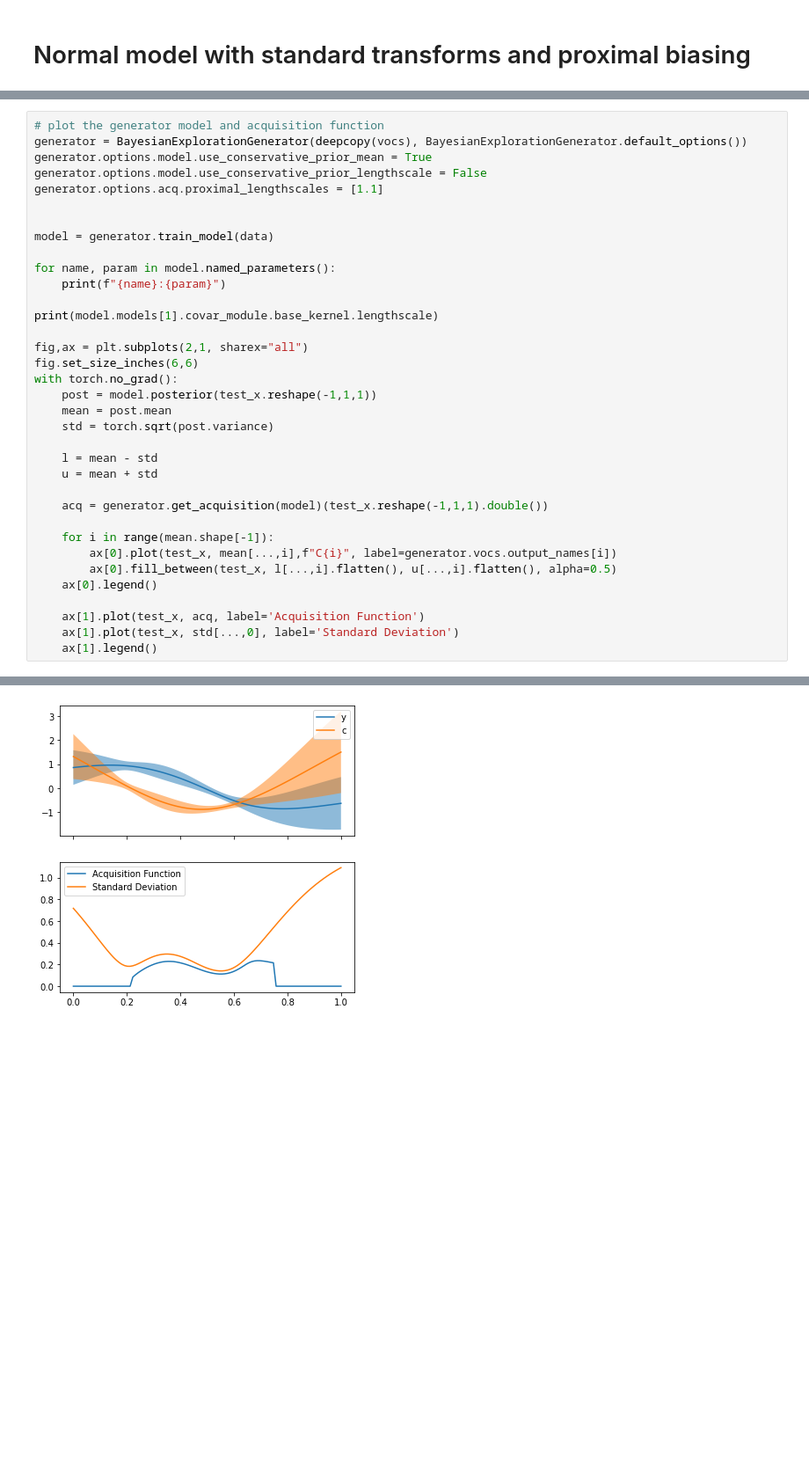
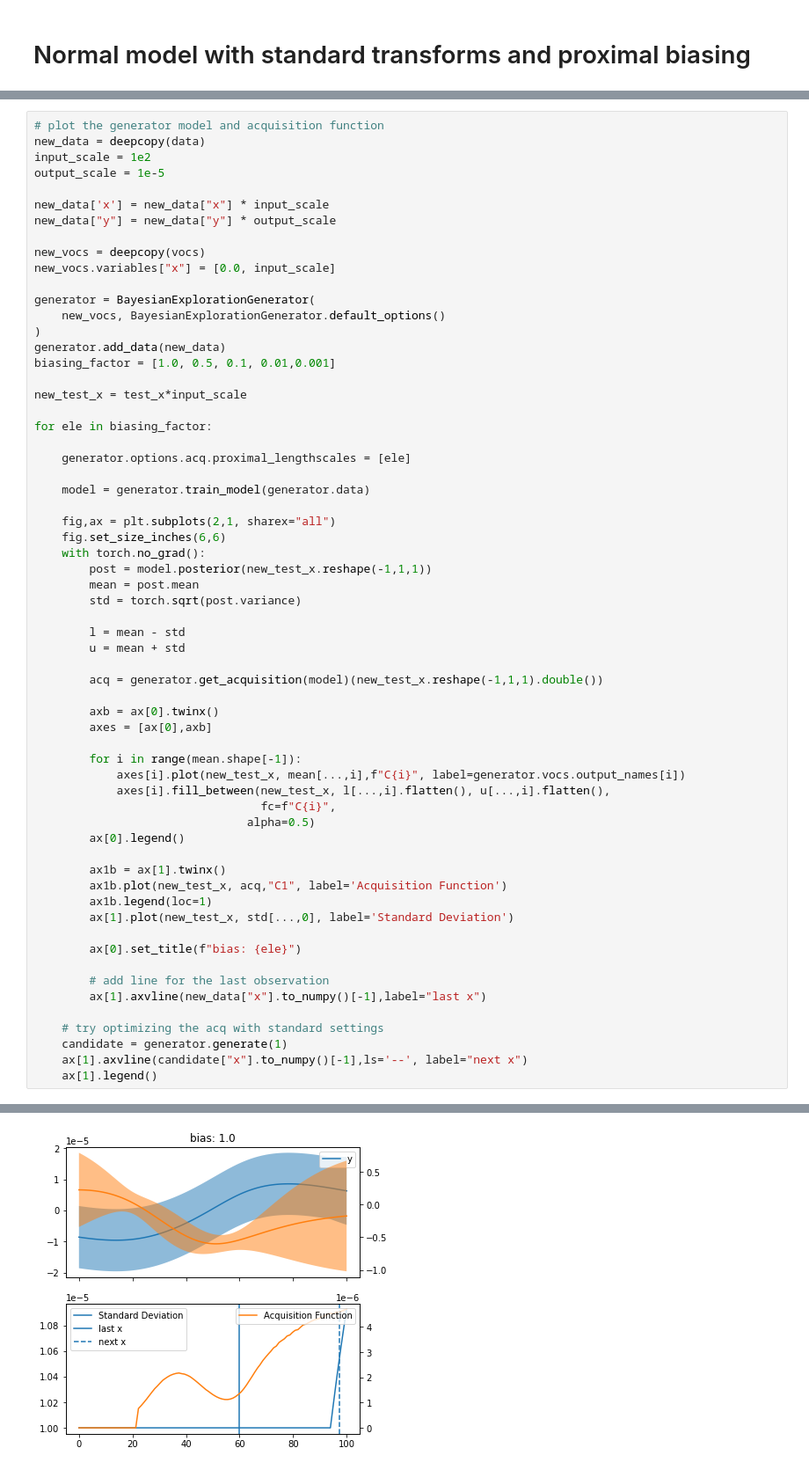
Before and after one commit to xopt-org/Xopt, a Jupyter notebook: docs/examples/bayes_exp/benchmarking.ipynb, the cells around one changed output, grey strips where cells are left out. Shown: that part at 88% size. Drawn from its saved outputs; the diff is of its cells as text; blank space fills up the shorter version.

```diff
--- a/docs/examples/bayes_exp/benchmarking.ipynb
+++ b/docs/examples/bayes_exp/benchmarking.ipynb
@@ -270,36 +271,63 @@ tensor([[0.3582]], dtype=torch.float64, grad_fn=<SoftplusBackward0>)
 # %%
 # plot the generator model and acquisition function
-generator = BayesianExplorationGenerator(deepcopy(vocs), BayesianExplorationGenerator.default_options())
-generator.options.model.use_conservative_prior_mean = True
-generator.options.model.use_conservative_prior_lengthscale = False
-generator.options.acq.proximal_lengthscales = [1.1]
+new_data = deepcopy(data)
+input_scale = 1e2
+output_scale = 1e-5
 
+new_data['x'] = new_data["x"] * input_scale
+new_data["y"] = new_data["y"] * output_scale
 
-model = generator.train_model(data)
+new_vocs = deepcopy(vocs)
+new_vocs.variables["x"] = [0.0, input_scale]
 
-for name, param in model.named_parameters():
-    print(f"{name}:{param}")
+generator = BayesianExplorationGenerator(
+    new_vocs, BayesianExplorationGenerator.default_options()
+)
+generator.add_data(new_data)
+biasing_factor = [1.0, 0.5, 0.1, 0.01,0.001]
 
-print(model.models[1].covar_module.base_kernel.lengthscale)
+new_test_x = test_x*input_scale
 
-fig,ax = plt.subplots(2,1, sharex="all")
-fig.set_size_inches(6,6)
-with torch.no_grad():
-    post = model.posterior(test_x.reshape(-1,1,1))
-    mean = post.mean
-    std = torch.sqrt(post.variance)
+for ele in biasing_factor:
 
-    l = mean - std
-    u = mean + std
+    generator.options.acq.proximal_lengthscales = [ele]
 
-    acq = generator.get_acquisition(model)(test_x.reshape(-1,1,1).double())
+    model = generator.train_model(generator.data)
 
-    for i in range(mean.shape[-1]):
-        ax[0].plot(test_x, mean[...,i],f"C{i}", label=generator.vocs.output_names[i])
-        ax[0].fill_between(test_x, l[...,i].flatten(), u[...,i].flatten(), alpha=0.5)
-    ax[0].legend()
+    fig,ax = plt.subplots(2,1, sharex="all")
+    fig.set_size_inches(6,6)
+    with torch.no_grad():
+        post = model.posterior(new_test_x.reshape(-1,1,1))
+        mean = post.mean
+        std = torch.sqrt(post.variance)
 
-    ax[1].plot(test_x, acq, label='Acquisition Function')
-    ax[1].plot(test_x, std[...,0], label='Standard Deviation')
+        l = mean - std
+        u = mean + std
+
+        acq = generator.get_acquisition(model)(new_test_x.reshape(-1,1,1).double())
+
+        axb = ax[0].twinx()
+        axes = [ax[0],axb]
+
+        for i in range(mean.shape[-1]):
+            axes[i].plot(new_test_x, mean[...,i],f"C{i}", label=generator.vocs.output_names[i])
+            axes[i].fill_between(new_test_x, l[...,i].flatten(), u[...,i].flatten(),
+                                 fc=f"C{i}",
+                               alpha=0.5)
+        ax[0].legend()
+
+        ax1b = ax[1].twinx()
+        ax1b.plot(new_test_x, acq,"C1", label='Acquisition Function')
+        ax1b.legend(loc=1)
+        ax[1].plot(new_test_x, std[...,0], label='Standard Deviation')
+
+        ax[0].set_title(f"bias: {ele}")
+
+        # add line for the last observation
+        ax[1].axvline(new_data["x"].to_numpy()[-1],label="last x")
+
+    # try optimizing the acq with standard settings
+    candidate = generator.generate(1)
+    ax[1].axvline(candidate["x"].to_numpy()[-1],ls='--', label="next x")
     ax[1].legend()
 # %% [output]
@@ -320 +334 @@ tensor([[0.6120]], dtype=torch.float64, grad_fn=<SoftplusBackward0>)
-[figure, old version]
+[figure, new version]
```
Also changed, not shown: parts of 12 cells of this notebook.
